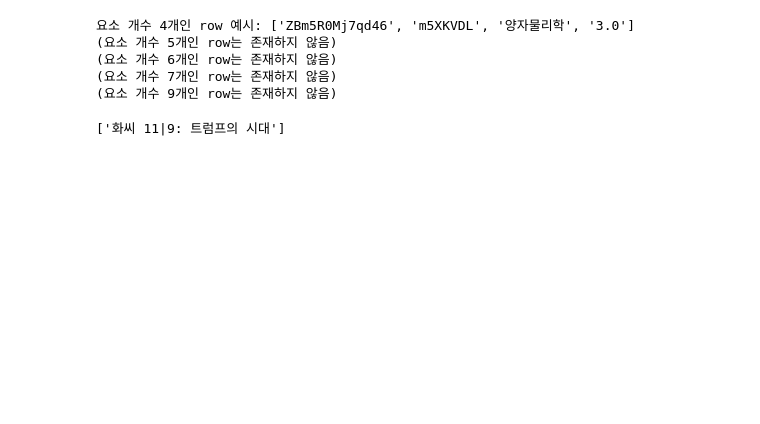
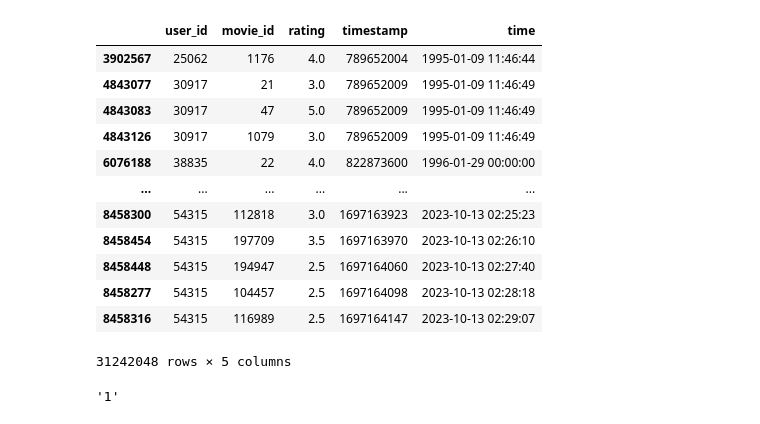
Before and after one commit to mkk4726/movie_recommendation, a Jupyter notebook: modeling/notebooks/load_data.ipynb, the cells around one changed output. Saved outputs shown, nothing was run; the diff lists cells and outputs as text; code cells hidden in the pictures; blank space fills up the shorter version.

```diff
--- a/modeling/notebooks/load_data.ipynb
+++ b/modeling/notebooks/load_data.ipynb
@@ -49,28 +23,20 @@ with open(file_path, 'r', encoding='utf-8') as f:
-# %%
-# 각 row 길이에 대해, 4~9개의 row 중 하나씩만 출력
-targets = [4, 5, 6, 7, 9]
-found = {k: False for k in targets}
-
-for row in rows:
-    l = len(row)
-    if l in targets and not found[l]:
-        print(f"요소 개수 {l}개인 row 예시: {row}")
-        found[l] = True
-    if all(found.values()):
-        break
-# 찾지 못한 길이도 알기 쉽게 출력
-for k in targets:
-    if not found[k]:
-        print(f"(요소 개수 {k}개인 row는 존재하지 않음)")
-# %% [output]
-요소 개수 4개인 row 예시: ['ZBm5R0Mj7qd46', 'm5XKVDL', '양자물리학', '3.0']
-(요소 개수 5개인 row는 존재하지 않음)
-(요소 개수 6개인 row는 존재하지 않음)
-(요소 개수 7개인 row는 존재하지 않음)
-(요소 개수 9개인 row는 존재하지 않음)
-# %%
-splitted_row = ['Pznx9mWpzQx76', 'mOk6ovE', '화씨 11', '9: 트럼프의 시대', '2.0']
-middle = ["|".join(splitted_row[2:-1])]
-middle
-# %% [output]
-['화씨 11|9: 트럼프의 시대']
+# %%
+df_ratings.sort_values(by='time')
+# %% [output]
+|  | user_id | movie_id | rating | timestamp | time |
+| 3902567 | 25062 | 1176 | 4.0 | 789652004 | 1995-01-09 11:46:44 |
+| 4843077 | 30917 | 21 | 3.0 | 789652009 | 1995-01-09 11:46:49 |
+| 4843083 | 30917 | 47 | 5.0 | 789652009 | 1995-01-09 11:46:49 |
+| 4843126 | 30917 | 1079 | 3.0 | 789652009 | 1995-01-09 11:46:49 |
+| 6076188 | 38835 | 22 | 4.0 | 822873600 | 1996-01-29 00:00:00 |
+| ... | ... | ... | ... | ... | ... |
+| 8458300 | 54315 | 112818 | 3.0 | 1697163923 | 2023-10-13 02:25:23 |
+| 8458454 | 54315 | 197709 | 3.5 | 1697163970 | 2023-10-13 02:26:10 |
+| 8458448 | 54315 | 194947 | 2.5 | 1697164060 | 2023-10-13 02:27:40 |
+| 8458277 | 54315 | 104457 | 2.5 | 1697164098 | 2023-10-13 02:28:18 |
+| 8458316 | 54315 | 116989 | 2.5 | 1697164147 | 2023-10-13 02:29:07 |
+31242048 rows × 5 columns
+# %%
+df_ratings['user_id'][0]
+# %% [output]
+'1'
```
Also changed, not shown: parts of 5 cells of this notebook, 8 other files.
